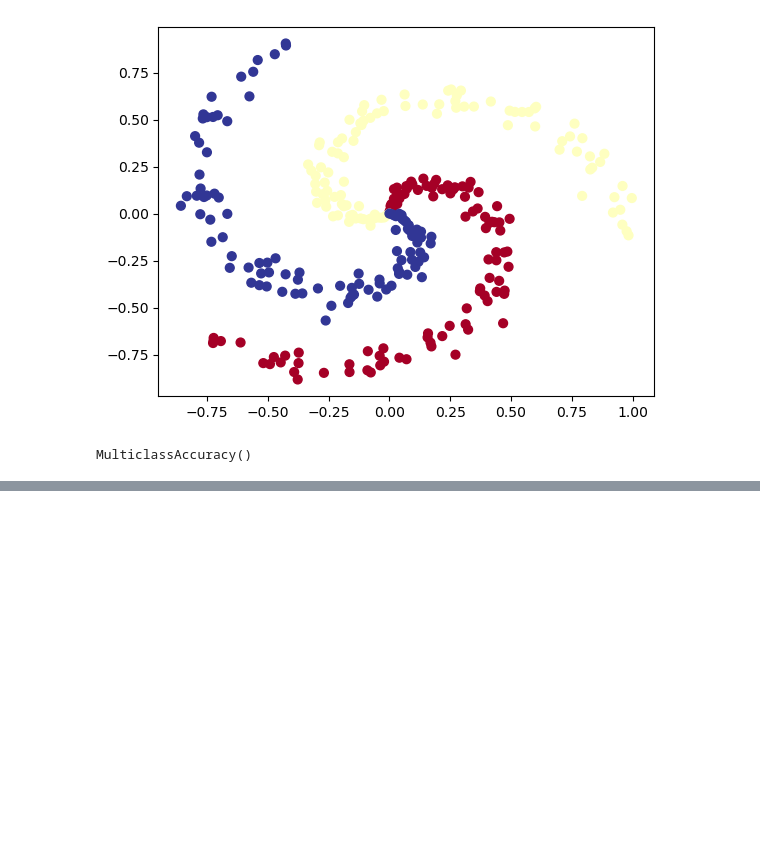
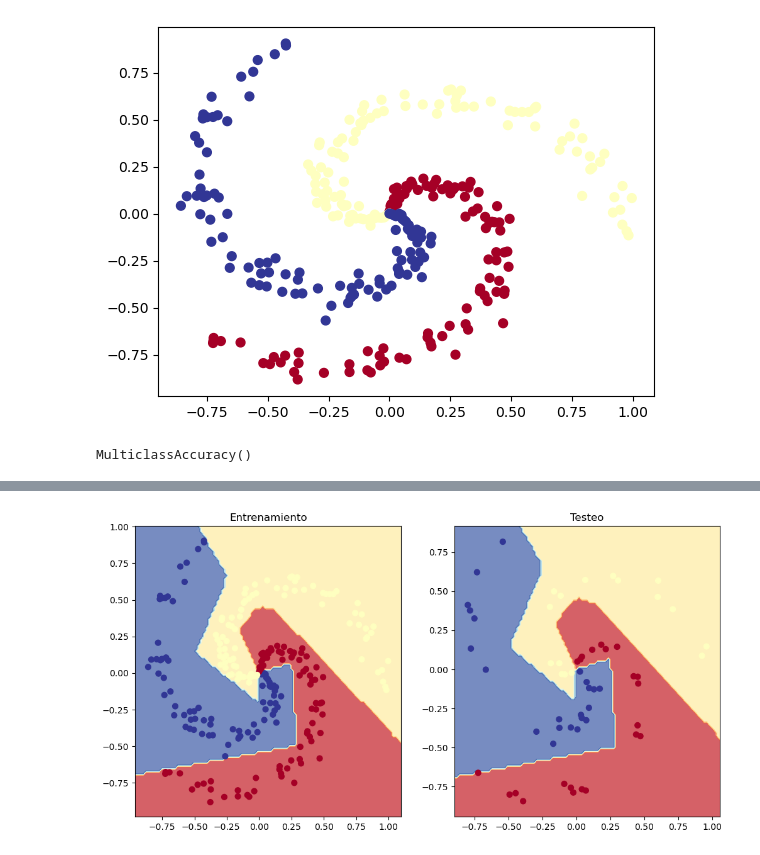
Before and after one commit to IsaHe/AprendizajePytorch, a Jupyter notebook: 02_pytorch_classification_exercises.ipynb, the cells around one changed output, grey strips where cells are left out. Saved outputs shown, nothing was run; the diff lists cells and outputs as text; code cells hidden in the pictures; blank space fills up the shorter version.

```diff
--- a/02_pytorch_classification_exercises.ipynb
+++ b/02_pytorch_classification_exercises.ipynb
@@ -385,7 +382,6 @@ class SpiralModelV0(nn.Module):
 # Instantiate model and send it to device
 spiralModel = SpiralModelV0(inputF=2,
                             outputF=4,
-                            hiddenUnits=8
                             ).to(device)
 # %%
 # Setup data to be device agnostic
@@ -407,4 +418,4 @@ Pred labels:
 # %%
 # Setup loss function and optimizer
-# loss_fn =
-# optimizer =
+loss_fn = nn.CrossEntropyLoss()
+optimizer = torch.optim.Adam(spiralModel.parameters(), lr=0.2)
@@ -443,0 +422,30 @@ Pred labels:
+# %%
+torch.manual_seed(RANDOM_SEED)
+epochs = 1000
+
+for epoch in range(epochs):
+
+    spiralModel.train()
+
+    yLogits = spiralModel(xSpiralTrain)
+    yPreds = torch.softmax(yLogits, dim=1).argmax(dim=1)
+
+    loss = loss_fn(yLogits, ySpiralTrain)
+    acc = acc_fn(ySpiralTrain, yPreds)
+
+    optimizer.zero_grad()
+
+    loss.backward()
+
+    optimizer.step()
+
+    spiralModel.eval()
+    with torch.inference_mode():
+        testLogits = spiralModel(xSpiralTest)
+        testPreds = torch.softmax(testLogits, dim=1).argmax(dim=1)
+
+        testLoss = loss_fn(testLogits, ySpiralTest)
+        testAcc = acc_fn(ySpiralTest, testPreds)
+
+    if epoch % 100 == 0:
+        print(f"Epoch: {epoch} | Perdida: {loss:.5f} | Certeza: {acc:.2f}% | Test perdida: {testLoss:.5f} | Test certeza: {testAcc:.2f}%")
@@ -443,0 +463,11 @@ Pred labels:
+# %%
+# Plot decision boundaries for training and test sets
+plt.figure(figsize=(12, 6))
+plt.subplot(1, 2, 1)
+plt.title("Entrenamiento")
+plot_decision_boundary(spiralModel, xSpiralTrain, ySpiralTrain)
+plt.subplot(1, 2, 2)
+plt.title("Testeo")
+plot_decision_boundary(spiralModel, xSpiralTest, ySpiralTest)
+# %% [output]
+[figure, added]
```
Also changed, not shown: parts of 5 cells of this notebook, 1 other file.
